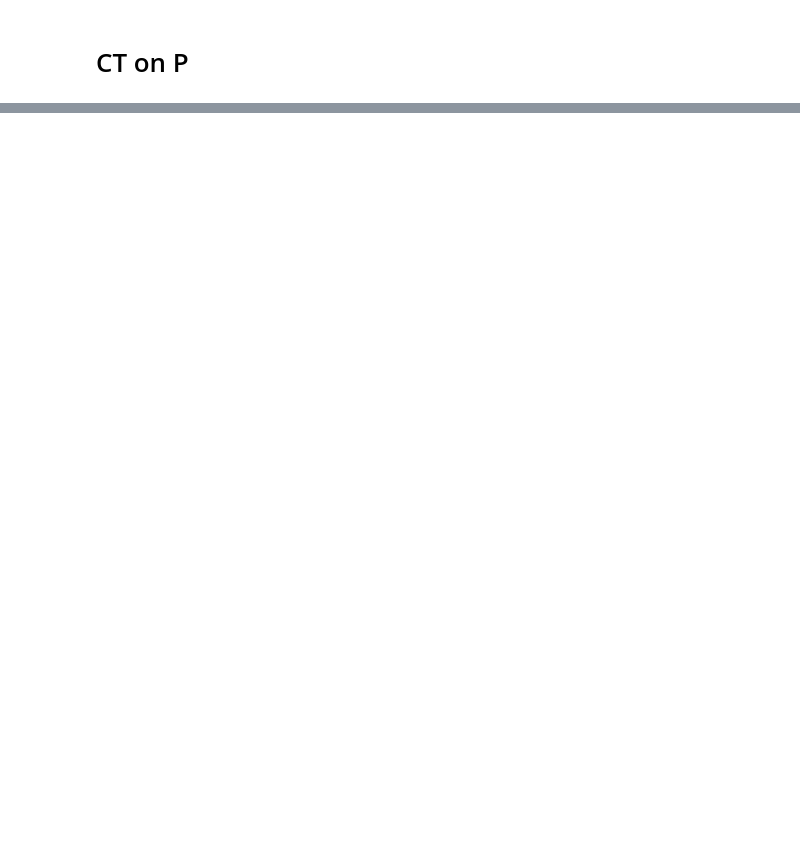
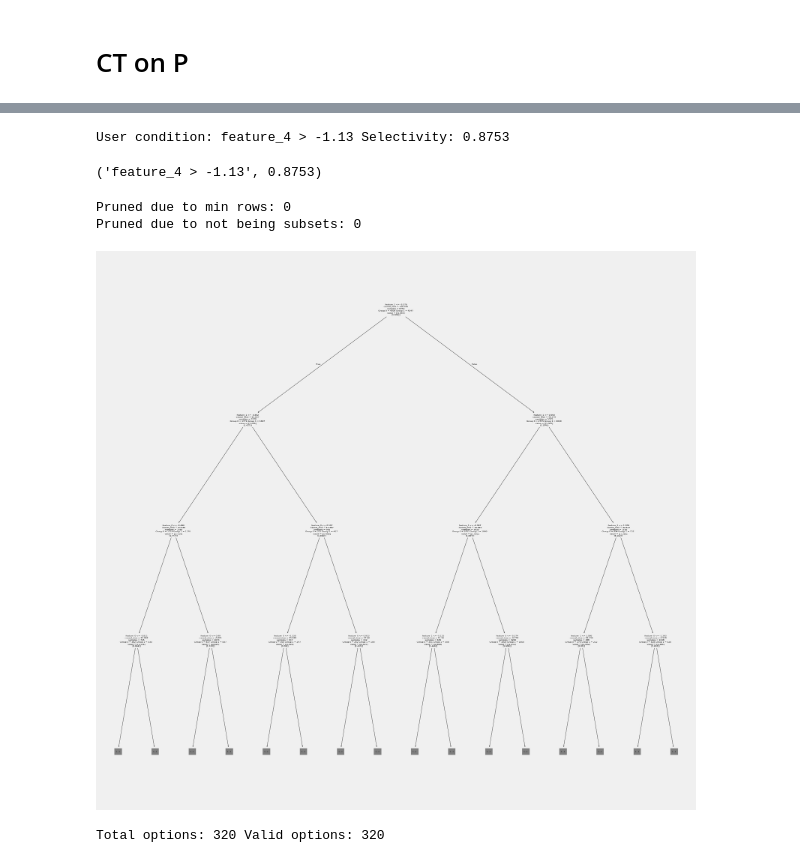
Before and after one commit to antonismand/Query-Driven-Data-Exploration-with-Heterogeneous-Treatment-Effects, a Jupyter notebook: experiments/algorithms/CT/CT.ipynb, the cells around one changed output, grey strips where cells are left out. Drawn from its saved outputs; the diff is of its cells as text; code cells hidden in the pictures; blank space fills up the shorter version.

```diff
--- a/experiments/algorithms/CT/CT.ipynb
+++ b/experiments/algorithms/CT/CT.ipynb
@@ -159,0 +59,11 @@ sns.barplot(x='algorithm', y='depth', data=scores)
+# %%
+%load_ext autoreload
+%autoreload 2
+
+from trees.causal_tree import CTP
+from trees.scanners import *
+from trees.data import Data
+
+
+D = Data()
+D.generate(seed=1)
@@ -159,0 +82,18 @@ sns.barplot(x='algorithm', y='depth', data=scores)
+# %%
+alg = CTP(scan_method=greedy_scanners[0])
+alg.fit(D=D)
+D.generate_random_condition()
+# %% [output]
+User condition: feature_4 > -1.13 Selectivity: 0.8753
+('feature_4 > -1.13', 0.8753)
+# %%
+alg.online()
+alg.plot_tree(max_depth=3)
+# %% [output]
+Pruned due to min rows: 0
+Pruned due to not being subsets: 0
+[figure, added]
+# %%
+print("Total options:", len(alg.options), "Valid options:", len(alg.valid_options))
+# %% [output]
+Total options: 320 Valid options: 320
```
Also changed, not shown: parts of 24 cells of this notebook, 9 other files.
